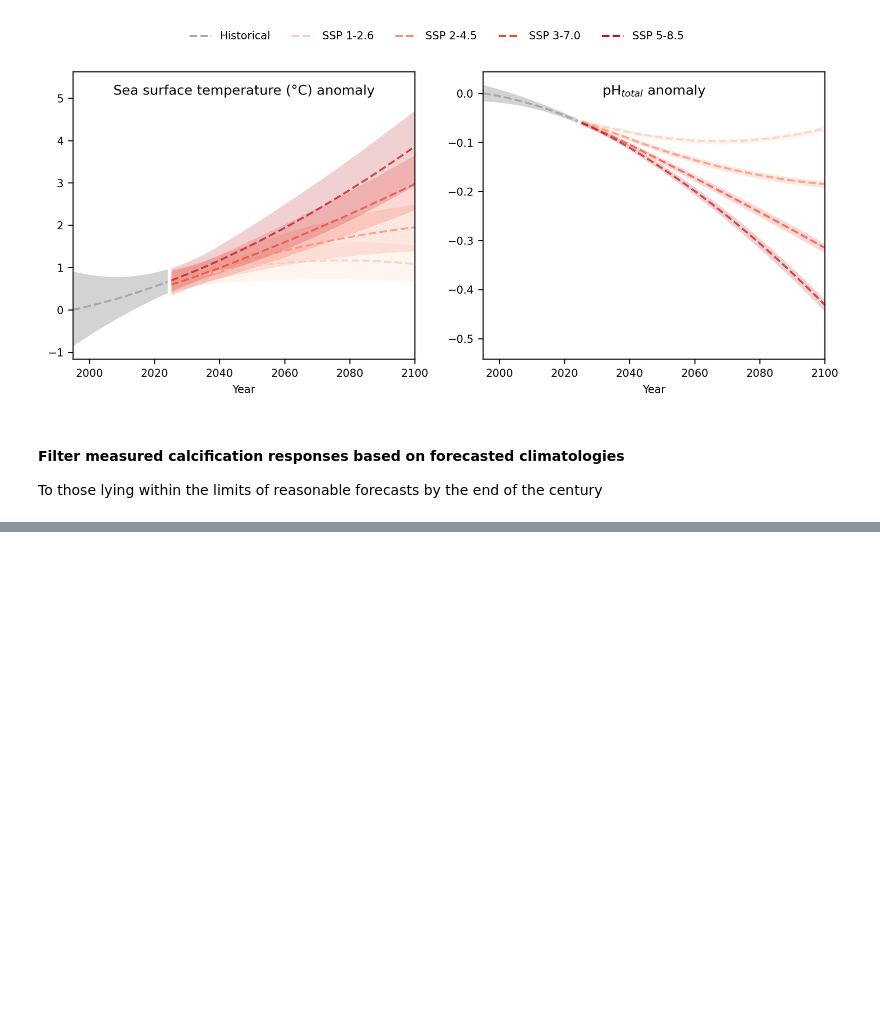
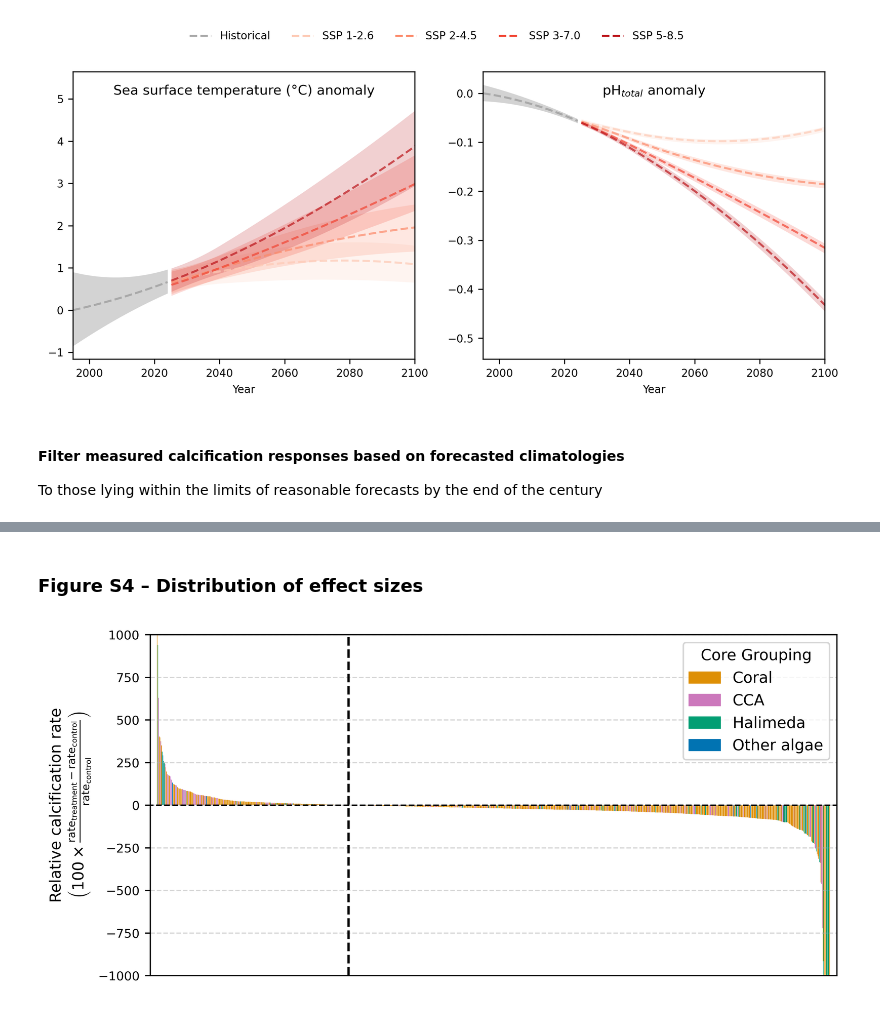
Before and after one commit to orlando-code/NREE_persistence_reef_structures_meta_analysis, a Jupyter notebook: notebooks/meta-analysis.ipynb, the cells around one changed output, grey strips where cells are left out. Drawn from its saved outputs; the diff is of its cells as text; code cells hidden in the pictures; blank space fills up the shorter version.

```diff
--- a/notebooks/meta-analysis.ipynb
+++ b/notebooks/meta-analysis.ipynb
@@ -73,0 +293,8 @@ climatology_plot.plot_extreme_climatology_values(data_df, global_anomaly_df);
+# %% [markdown]
+### Figure S4 – Distribution of effect sizes
+# %%
+fig, ax = data_exploration.plot_ordered_effect_size_bar(
+    calcification_clim_filtered_data_df
+)
+# %% [output]
+[figure, added]
```
Also changed, not shown: parts of 47 cells of this notebook.
